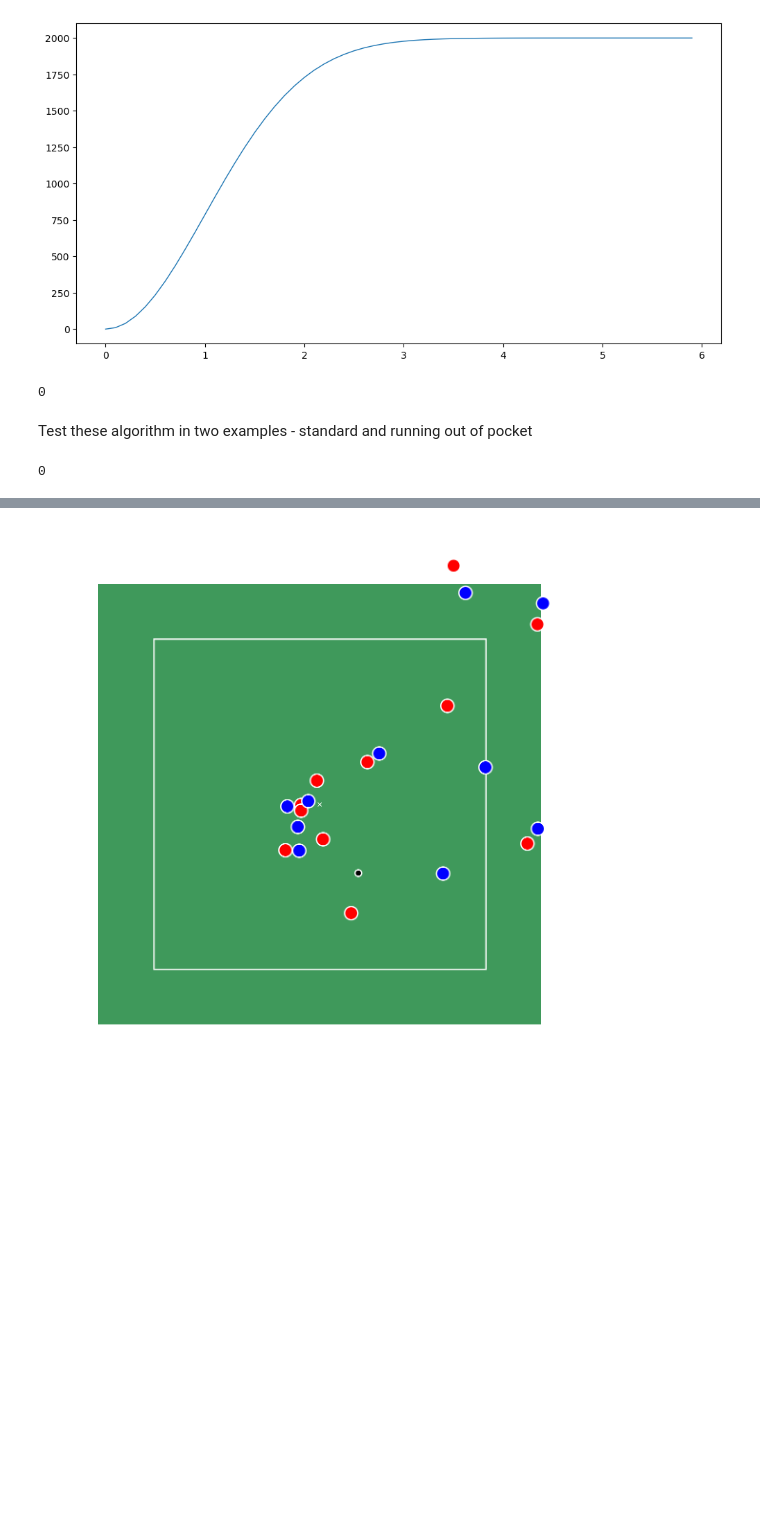
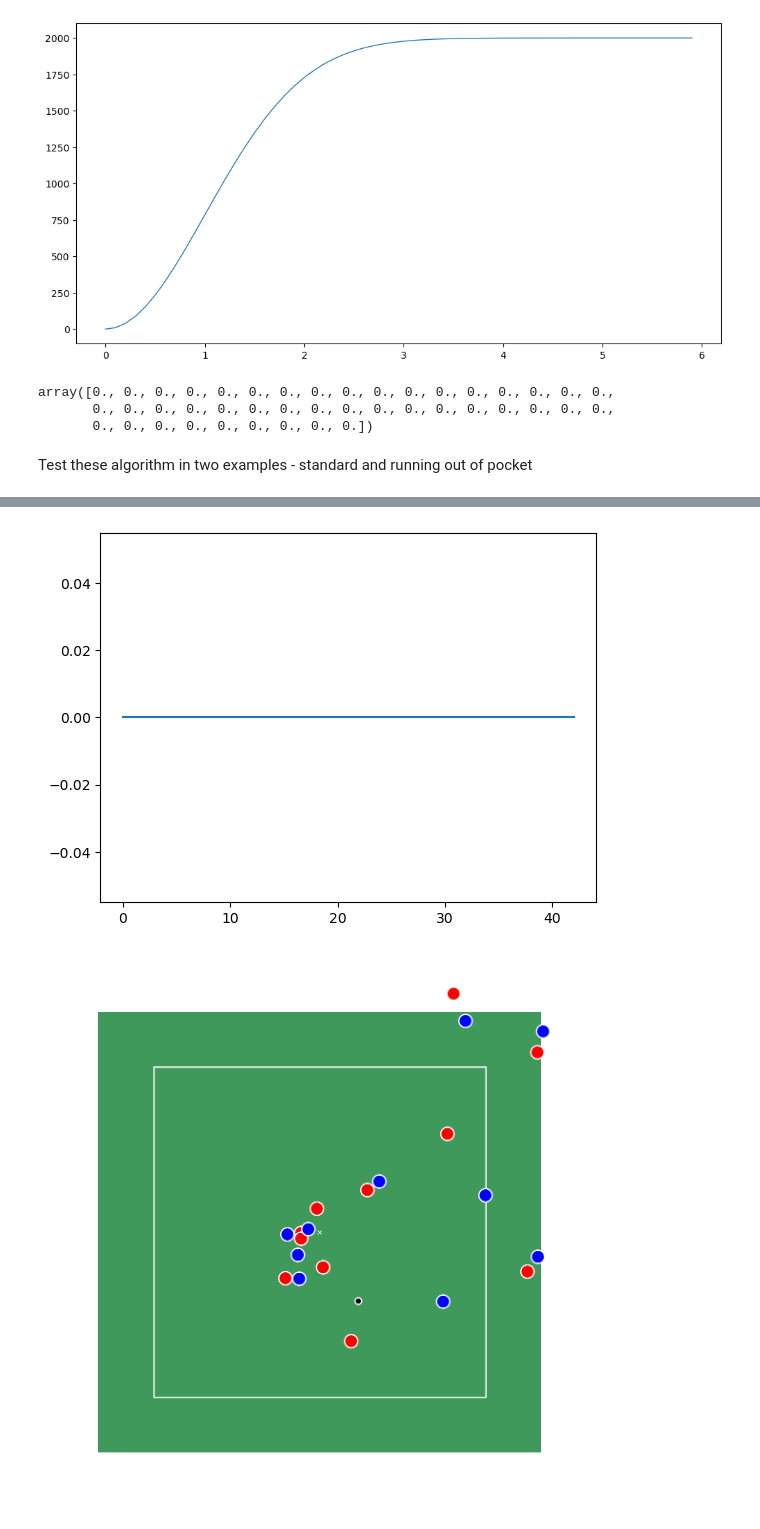
Before and after one commit to mcachosoblechero/MagicNFL, a Jupyter notebook: exploration/score_function.ipynb, the cells around one changed output, grey strips where cells are left out. Cells and saved outputs as stored; diff of their text form; code cells hidden in the pictures; blank space fills up the shorter version.

Commit message:
Set score to time series

```diff
--- a/exploration/score_function.ipynb
+++ b/exploration/score_function.ipynb
@@ -332,7 +332,7 @@ def calculate_qb_score(team1, ball, input_path, config):
     if (qb_id.empty) | (len(qb_id) > 1):
 
         # - Determine the moment the ball was snapped
-        frame_snap = ball.loc[ball.event == 'ball_snap', 'frameId'].values[0] + post_snap_time
+        frame_snap = ball.loc[ball.event == 'ball_snap', 'frameId'].values[0] + config['post_snap_time']
 
         # - Extract information regarding relative position of players from ball
         ball_pos = ball.loc[ball.frameId == frame_snap, ['x', 'y', 'event']]
@@ -350,7 +350,7 @@ def calculate_qb_score(team1, ball, input_path, config):
     qb_ref = team1.loc[team1.nflId == qb_id, ['frameId', 'x', 'y']]
 
     # Determine whether QB is Out-of-Pocket (OOP)
-    qb_oop_score = 0
+    qb_oop_scores = []
     frameIds = ball.frameId.unique()
     for frameId in frameIds:
         ref_x, ref_y = qb_ref.loc[qb_ref.frameId == frameId, ['x', 'y']].values[0]
@@ -359,33 +359,37 @@ def calculate_qb_score(team1, ball, input_path, config):
         # If QB is OOP, add QB OOP score
         if (dist_to_center > pocket_pos_length):
             dist_outside_pocket = dist_to_center - pocket_pos_length
-            qb_oop_score += gaussian_oop_influence_score(dist_outside_pocket, config)
+            qb_oop_scores.append(gaussian_oop_influence_score(dist_outside_pocket, config))
+        else:
+            qb_oop_scores.append(0.0)
 
-    return qb_oop_score
+    return np.array(qb_oop_scores)
 # %%
 calculate_qb_score(team1, ball, input_path, config)
 # %% [output]
-0
+array([0., 0., 0., 0., 0., 0., 0., 0., 0., 0., 0., 0., 0., 0., 0., 0., 0.,
+       0., 0., 0., 0., 0., 0., 0., 0., 0., 0., 0., 0., 0., 0., 0., 0., 0.,
+       0., 0., 0., 0., 0., 0., 0., 0., 0.])
 # %% [markdown]
 Test these algorithm in two examples - standard and running out of pocket
 # %%
 # Define Game & Play ID and pre-process
 gameId = "2021090900"
 playId = "97"
 
 # Extract info from the play
 team1, team2, ball = extractPlay(week1_data, gameId, playId)
 team1, team2, ball = preprocessPlay_refLineScrimmageInit(team1, team2, ball, delay_frame=config['hold_QB_ref'], post_snap_time=config['post_snap_time'])
 
 # Calculate OOP QB Score
-print(calculate_qb_score(team1, config))
+plt.plot(calculate_qb_score(team1, ball, input_path, config))
 
 # Plot the play
 animatePlay_Generic(team1, team2, ball, drawPocket(), store_path=f"../videos/{gameId}_{playId}_pocket.mp4")
 # %% [output]
-0
 [interactive output not drawn]
-[figure, old version]
+[figure, new version]
+[figure, added]
 # %%
 week_data = pd.read_csv(os.path.join(input_path, 'week6.csv'))
 
```
Also changed, not shown: parts of 1 cell of this notebook, 3 other files.
